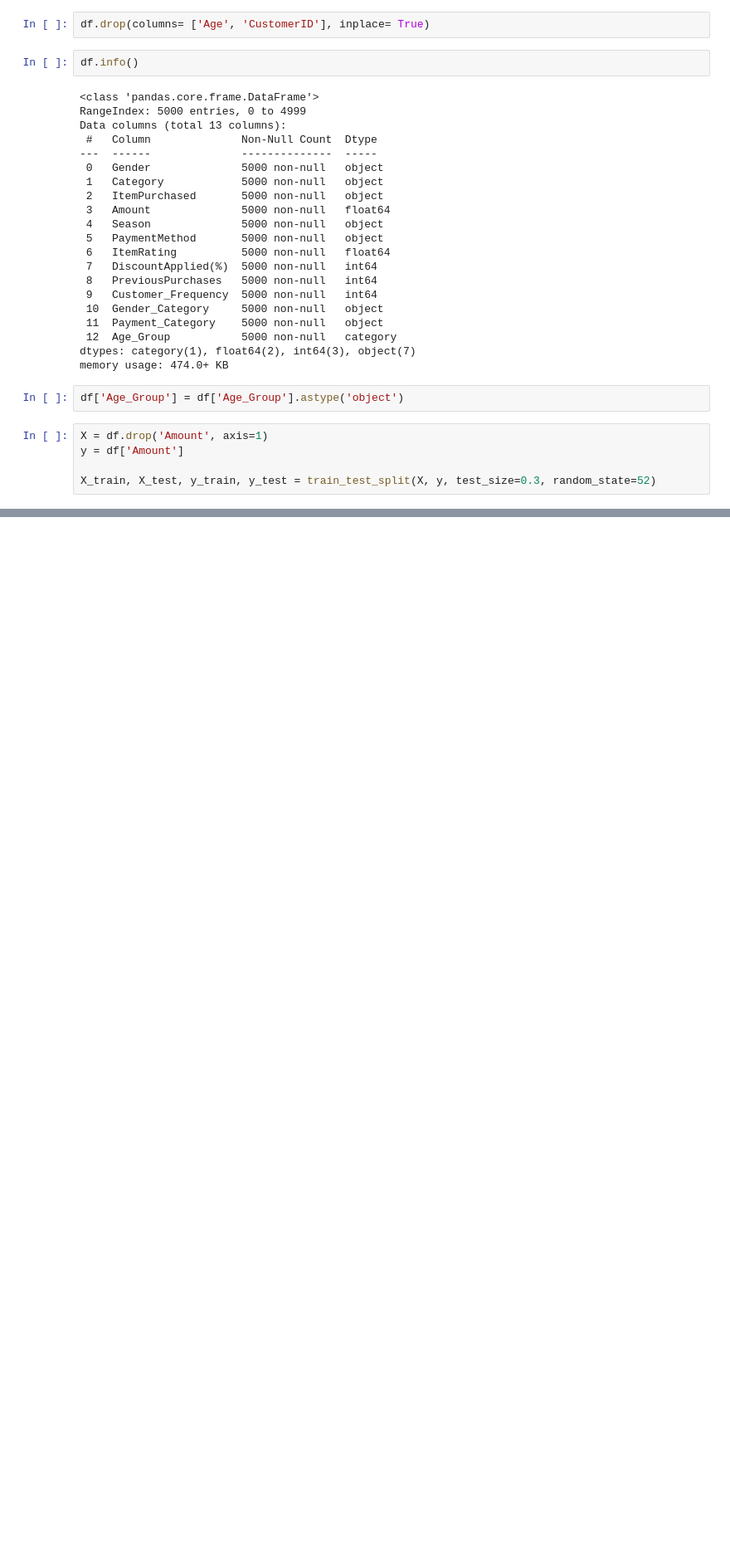
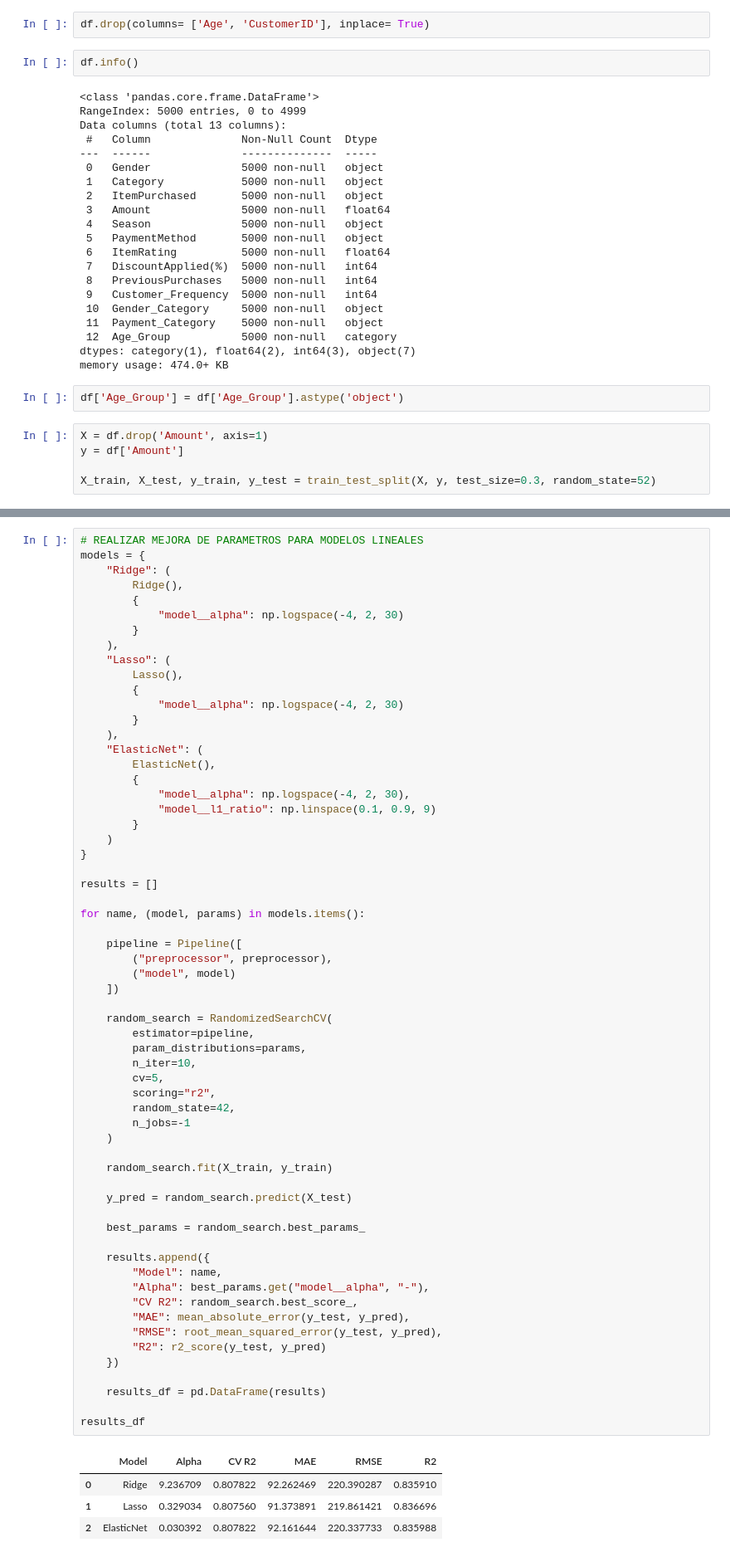
Before and after one commit to carmele9/Retail_Store_Sales_Prediction, a Jupyter notebook: notebooks/amount_prediction.ipynb, the cells around one changed output, grey strips where cells are left out. Shown at 83% size. Saved outputs shown, nothing was run; the diff lists cells and outputs as text; blank space fills up the shorter version.

```diff
--- a/notebooks/amount_prediction.ipynb
+++ b/notebooks/amount_prediction.ipynb
@@ -229,0 +193,66 @@ cv_results
+# %%
+# REALIZAR MEJORA DE PARAMETROS PARA MODELOS LINEALES
+models = {
+    "Ridge": (
+        Ridge(),
+        {
+            "model__alpha": np.logspace(-4, 2, 30)
+        }
+    ),
+    "Lasso": (
+        Lasso(),
+        {
+            "model__alpha": np.logspace(-4, 2, 30)
+        }
+    ),
+    "ElasticNet": (
+        ElasticNet(),
+        {
+            "model__alpha": np.logspace(-4, 2, 30),
+            "model__l1_ratio": np.linspace(0.1, 0.9, 9)
+        }
+    )
+}
+
+results = []
+
+for name, (model, params) in models.items():
+
+    pipeline = Pipeline([
+        ("preprocessor", preprocessor),
+        ("model", model)
+    ])
+
+    random_search = RandomizedSearchCV(
+        estimator=pipeline,
+        param_distributions=params,
+        n_iter=10,
+        cv=5,
+        scoring="r2",
+        random_state=42,
+        n_jobs=-1
+    )
+
+    random_search.fit(X_train, y_train)
+
+    y_pred = random_search.predict(X_test)
+
+    best_params = random_search.best_params_
+
+    results.append({
+        "Model": name,
+        "Alpha": best_params.get("model__alpha", "-"),
+        "CV R2": random_search.best_score_,
+        "MAE": mean_absolute_error(y_test, y_pred),
+        "RMSE": root_mean_squared_error(y_test, y_pred),
+        "R2": r2_score(y_test, y_pred)
+    })
+
+    results_df = pd.DataFrame(results)
+
+results_df
+# %% [output]
+|  | Model | Alpha | CV R2 | MAE | RMSE | R2 |
+| 0 | Ridge | 9.236709 | 0.807822 | 92.262469 | 220.390287 | 0.835910 |
+| 1 | Lasso | 0.329034 | 0.807560 | 91.373891 | 219.861421 | 0.836696 |
+| 2 | ElasticNet | 0.030392 | 0.807822 | 92.161644 | 220.337733 | 0.835988 |
```
Also changed, not shown: parts of 19 cells of this notebook.
